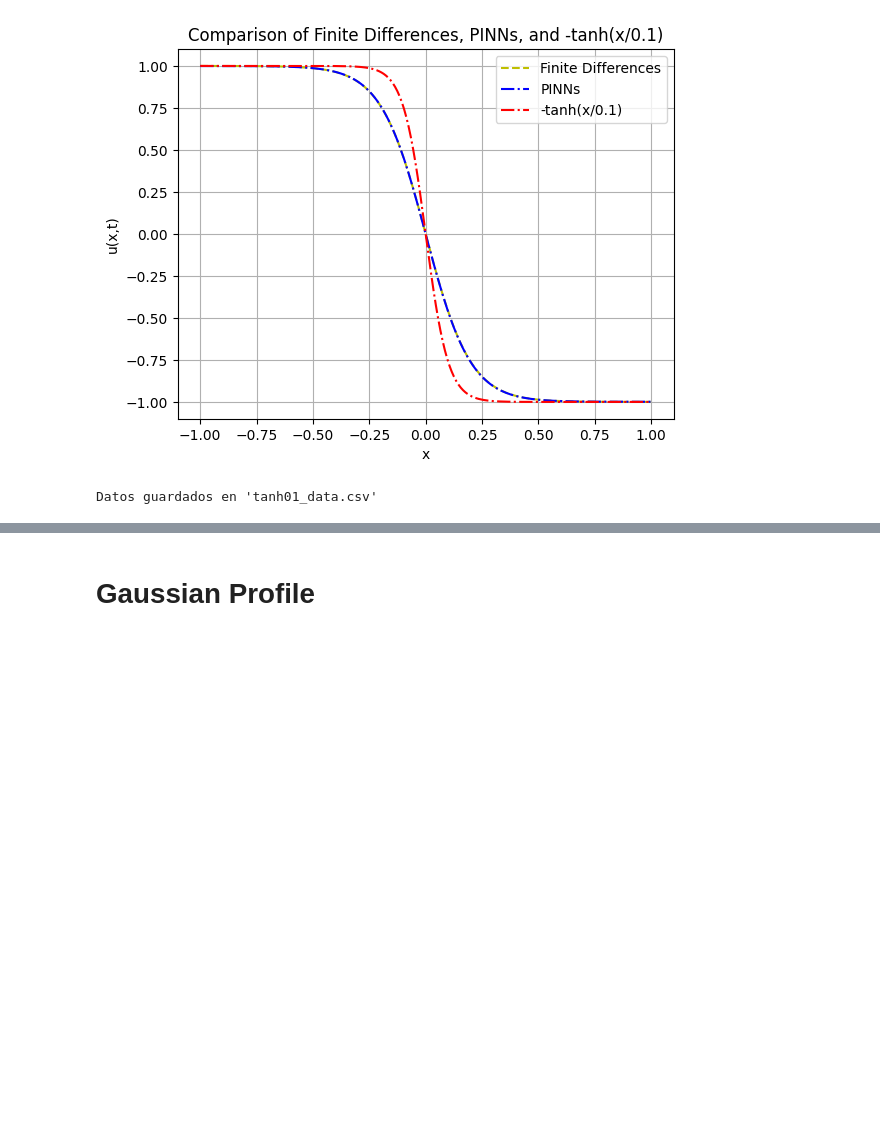
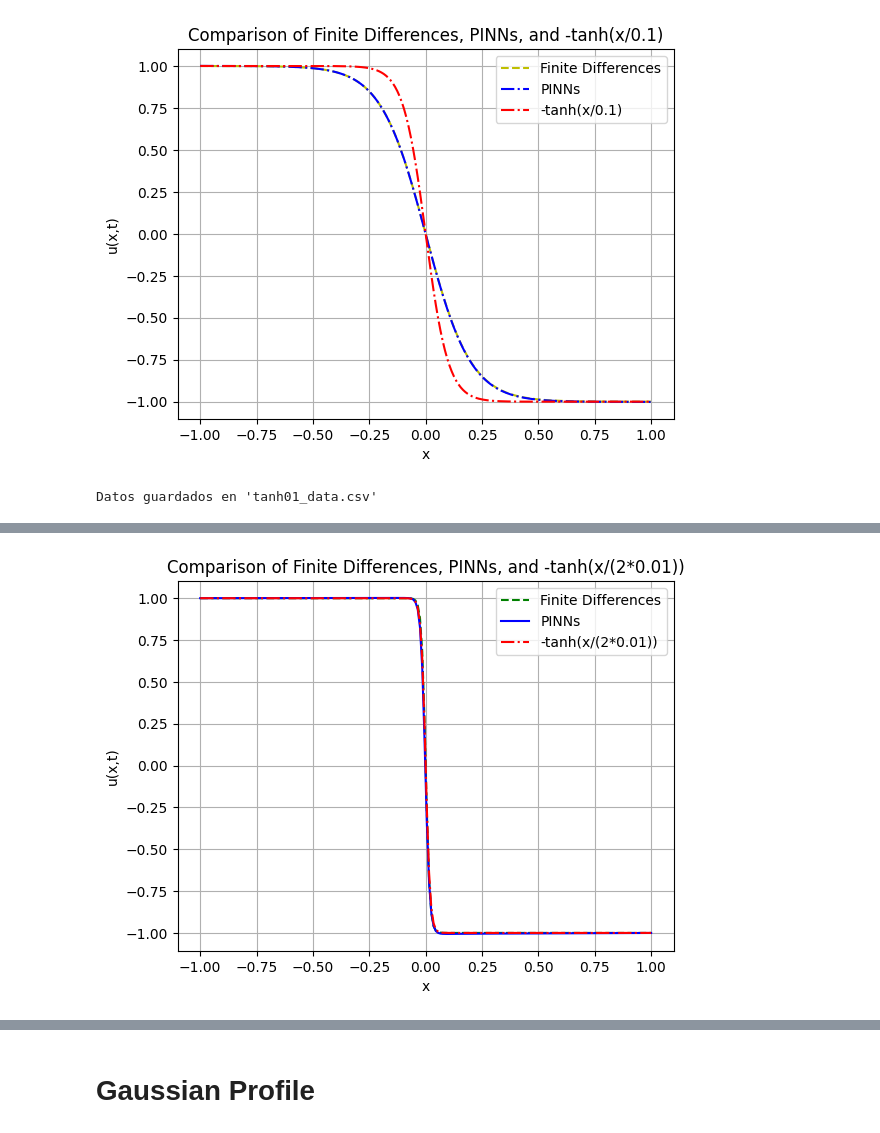
Before and after one commit to Ruben474/HybridBLTPINNs, a Jupyter notebook: solucionburgersredesneuronales.ipynb, the cells around one changed output, grey strips where cells are left out. Saved outputs shown, nothing was run; the diff lists cells and outputs as text; code cells hidden in the pictures; blank space fills up the shorter version.

```diff
--- a/solucionburgersredesneuronales.ipynb
+++ b/solucionburgersredesneuronales.ipynb
@@ -3068,33 +3065,35 @@ print(f"Computation time for Hybrid (BLT + PINNs): {hybrid_computation_time} sec
 # %%
 import pandas as pd
 import matplotlib.pyplot as plt
 
 # Cargar los datos desde los archivos CSV
-finite_differences_data = pd.read_csv('finite_differences_data01.csv')
+finite_differences_data = pd.read_csv('01finite_differences_data.csv')
 pinns_data = pd.read_csv('pinns_data01.csv')
 tanh_data = pd.read_csv('tanh_data01.csv')
 
 # Graficar las soluciones
 plt.figure()
 
 # Graficar la solución de diferencias finitas
 plt.plot(finite_differences_data['x'], finite_differences_data['u(x,t)'], 'g--', label='Finite Differences')
 
 # Graficar la solución de PINNs
 plt.plot(pinns_data['x'], pinns_data['u(x,t)'], 'b-', label='PINNs')
 
 # Graficar la solución analítica (-tanh(x/0.01))
-plt.plot(tanh_data['x'], tanh_data['u(x)'], 'r-.', label='-tanh(x/0.01)')
+plt.plot(tanh_data['x'], tanh_data['u(x)'], 'r-.', label='-tanh(x/(2*0.01))')
 
 # Personalización del gráfico
 plt.xlabel('x')
 plt.ylabel('u(x,t)')
-plt.title('Comparison of Finite Differences, PINNs, and -tanh(x/0.01)')
+plt.title('Comparison of Finite Differences, PINNs, and -tanh(x/(2*0.01))')
 plt.legend()
 plt.grid(True)
 
 # Mostrar la gráfica
 plt.show()
+# %% [output]
+[figure, added]
 # %%
 import deepxde as dde
 import numpy as np
```
Also changed, not shown: parts of 37 cells of this notebook.
